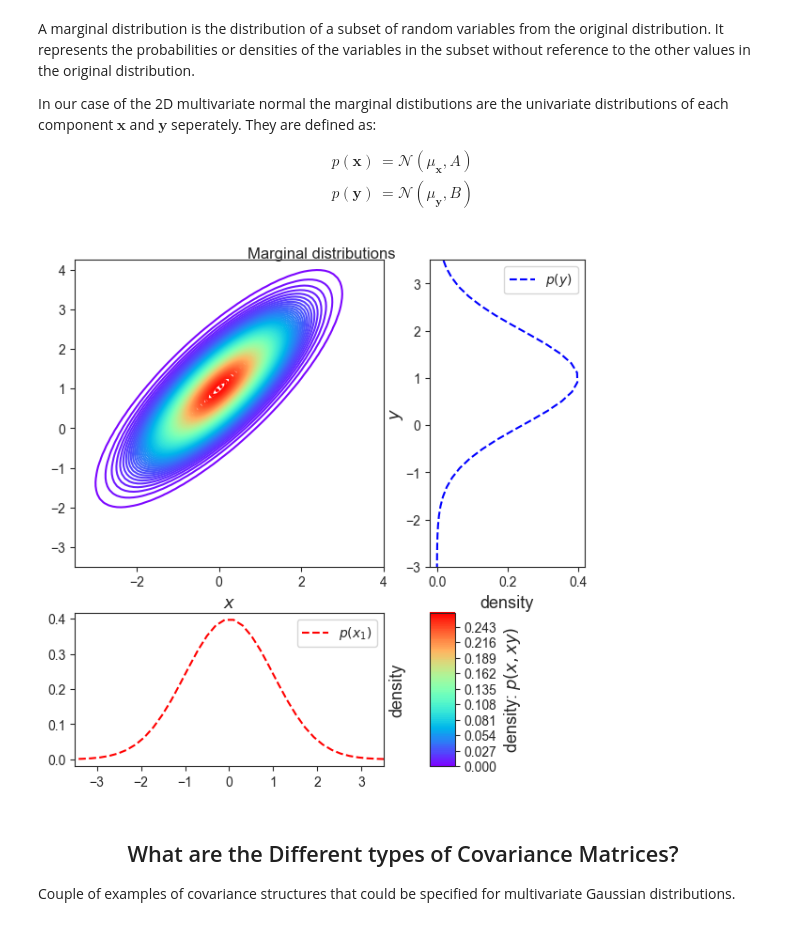
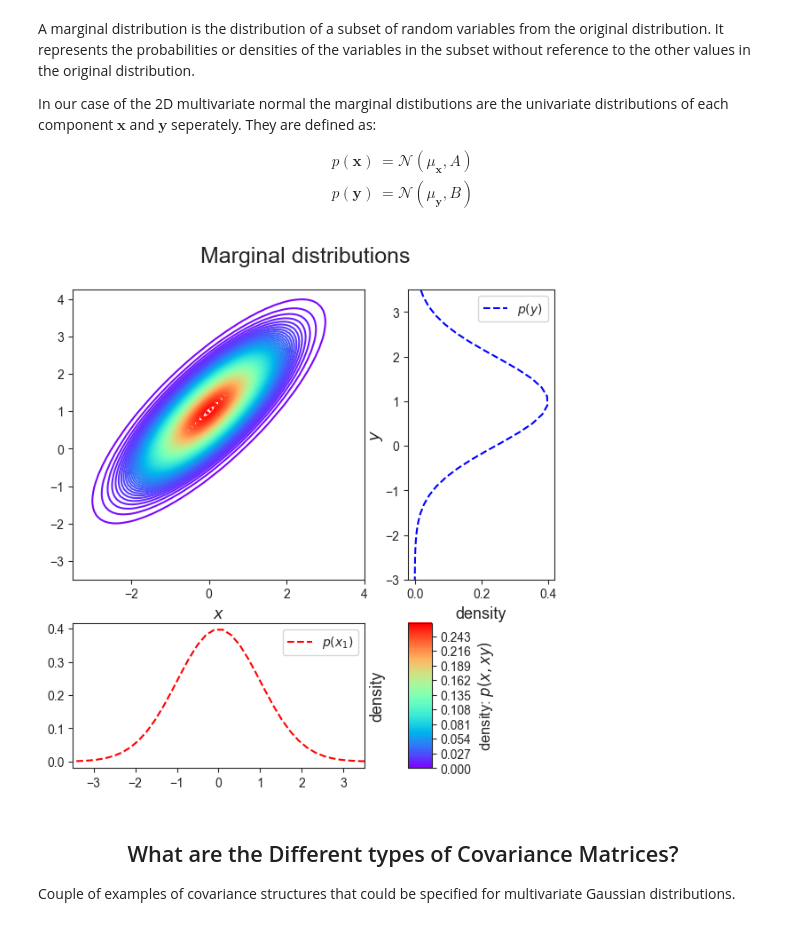
Before and after one commit to eo1989/textbook_notes, a Jupyter notebook: IID_returns_eo.ipynb, the cells around one changed output. Drawn from its saved outputs; the diff is of its cells as text; code cells hidden in the pictures.

```diff
--- a/IID_returns_eo.ipynb
+++ b/IID_returns_eo.ipynb
@@ -14,16 +14,20 @@ We'll call this distriution "univariate" as it consists of one **random** variab
 # %%
 # ruff: noqa: I001, PLR0402
 import numpy as np
-from numpy import random, mean, sqrt, std, log, pi, exp
+
+# from numpy import random, mean, sqrt, std, log, pi, exp
 import scipy.stats as stats
 import matplotlib as mpl
 import matplotlib.pyplot as plt
 import seaborn as sns
 
+%matplotlib inline
 mpl.rcParams["figure.figsize"] = (10, 6)
+
 # mpl.rcParams['figure.fontsize'] = 13
 # plt.style.use(["seaborn-notebook", "../presentation.mplstyle"])  # jupyter version
 sns.set_style("ticks")
+
 
 # with plt.style.context('presentation'):
 #     plt.plot([1, 2, 3, 4])
@@ -32,7 +36,7 @@ sns.set_style("ticks")
 
 def univariate_normal(x, mean, variance):
     """pdf of the univariate normal distribution."""
-    return (1.0 / sqrt(2 * pi * variance)) * exp(
+    return (1.0 / np.sqrt(2 * np.pi * variance)) * np.exp(
         -((x - mean) ** 2) / (2 * variance)
     )
 
@@ -83,15 +87,13 @@ $$
 Plotting a multivariate normal distribution for both cases:
 # %%
 # using the function above: multivariate_normal()
-
-
 def multivariate_normal(x, d, mean, covariance):
     """pdf of the multivariate normal distribution."""
     x_m = x - mean
     return (
         1.0
-        / (sqrt((2 * pi) ** d * np.linalg.det(covariance)))
-        * exp(-(np.linalg.solve(covariance, x_m).T.dot(x_m)) / 2)
+        / (np.sqrt((2 * np.pi) ** d * np.linalg.det(covariance)))
+        * np.exp(-(np.linalg.solve(covariance, x_m).T.dot(x_m)) / 2)
     )
 
 
@@ -112,7 +114,8 @@ def gen_surface(mean, covariance, d):
 
 
 # subplot
-fig, (ax1, ax2) = plt.subplots(nrows=1, ncols=2)
+fig, (ax1, ax2) = plt.subplots(nrows=1, ncols=2, sharey=True, squeeze=True)
+# fig, axes = plt.subplots(nrows=1, ncols=2, sharey=True, squeeze=True)
 d = 2  # number of dimensions
 
 # plot independent Normals
@@ -123,6 +126,7 @@ x1, x2, p = gen_surface(bivariate_mean, bivariate_covariance, d)
 
 # plot bivariate distribution
 con = ax1.contourf(x1, x2, p, 100, cmap="rainbow")
+# con = axes[1, 0].contourf(x1, x2, p, 100, cmap="rainbow")
 ax1.set_xlabel("$x_1$")
 ax1.set_ylabel("$x_2$")
 ax1.axis([-4.5, 4.5, -4.5, 4.5])
@@ -136,17 +140,19 @@ x1, x2, p = gen_surface(bivariate_mean, bivariate_covariance, d)
 
 # plot bivariate distribution for correlated Normals
 con = ax2.contourf(x1, x2, p, 100, cmap="rainbow")
+# con = axes[0, 1].contourf(x1, x2[0, 1], p, 100, cmap="rainbow")
 ax2.set_xlabel("$x_1$")
-ax2.set_ylabel("$x_2$")
+# ax2.set_ylabel("$x_2$")
 ax2.axis([-4.5, 4.5, -4.5, 4.5])
 ax2.set_aspect("equal")
 ax2.set_title("Correlated Variables")
 
 # add colorbar and title
 fig.subplots_adjust(right=0.8, hspace=0.2)
-cbar_ax = fig.add_axes([0.85, 0.15, 0.02, 0.7])
+cbar_ax = fig.add_axes([0.85, 0.15, 0.02, 0.7])  # pyright: ignore
 cbar = fig.colorbar(con, cax=cbar_ax)
 cbar.ax.set_ylabel("$p(x_1, x_2)$", fontsize=13)
-plt.suptitle("Bivariate Normal Distributions", fontsize=13, y=0.95)
+# plt.suptitle("Bivariate Normal Distributions", fontsize=13, y=0.95)
+plt.suptitle("Bivariate Normal Distributions", fontsize=28, y=0.88)
 plt.savefig("Bivariate_normal_distributions")
 # %% [output]
@@ -336,10 +342,7 @@ C^T & B
 \end{bmatrix}
 $$
 # %%
-import numpy as np
-
-
-d = 2
+# d = 2
 mean = np.matrix([[0.0], [1.0]])
 cov = np.matrix([[1, 0.8], [0.8, 1]])
 
@@ -365,13 +370,12 @@ $$
 # %%
 import matplotlib.gridspec as gridspec
 from mpl_toolkits.axes_grid1 import make_axes_locatable
-
 
 # plotting bivariate distribution
 fig = plt.figure(figsize=(7, 7))
 gs = gridspec.GridSpec(2, 2, width_ratios=[2, 1], height_ratios=[2, 1])
 # gs.update(wspace =0., hspace = 0.)
-plt.suptitle("Marginal distributions", y=0.90)
+plt.suptitle("Marginal distributions", fontsize=18, y=0.95)
 
 # plot surface top left
 ax1 = plt.subplot(gs[0])
@@ -385,35 +389,36 @@ ax1.axis([-3.5, 4, -3.5, 4.25])  # type: ignore
 
 # plot y
 ax2 = plt.subplot(gs[1])
 y = np.linspace(-10, 10, num=100)
 py = univariate_normal(y, mu_y, A)
+
 # plot univariate distribution
 ax2.plot(py, y, "b--", label=f"$p(y)$")
 ax2.legend(loc=0)
 ax2.set_xlabel("density", fontsize=13)
 ax2.set_ylim(-3.0, 3.5)
 
 # plot x
 ax3 = plt.subplot(gs[2])
 x = np.linspace(-10, 10, num=100)
 px = univariate_normal(x, mu_x, B)
 # Plot univariate distribution
 ax3.plot(x, px, "r--", label=f"$p(x_1)$")
 ax3.legend(loc=0)
 ax3.set_ylabel("density", fontsize=13)
 ax3.yaxis.set_label_position("right")
 ax3.set_xlim(-3.5, 3.5)
 
 # Clear axis 4 and plot colarbar in its place
 ax4 = plt.subplot(gs[3])
 ax4.set_visible(False)
 divider = make_axes_locatable(ax4)
 cax = divider.append_axes("left", size="20%", pad=0.05)
 cbar = fig.colorbar(con, cax=cax)
-cbar.ax.set_ylabel("density: $p(x, xy)$", fontsize=13)
+cbar.ax.set_ylabel("density: $p(x, xy)$", fontsize=12)
 plt.savefig("marginal_normal_distributions")
 # %% [output]
-[figure, old version]
+[figure, new version]
 # %%
 # ", label=f"$p(y)$")
 # ax2.legend(loc=0)
```
Also changed, not shown: parts of 11 cells of this notebook, 14 other files.
